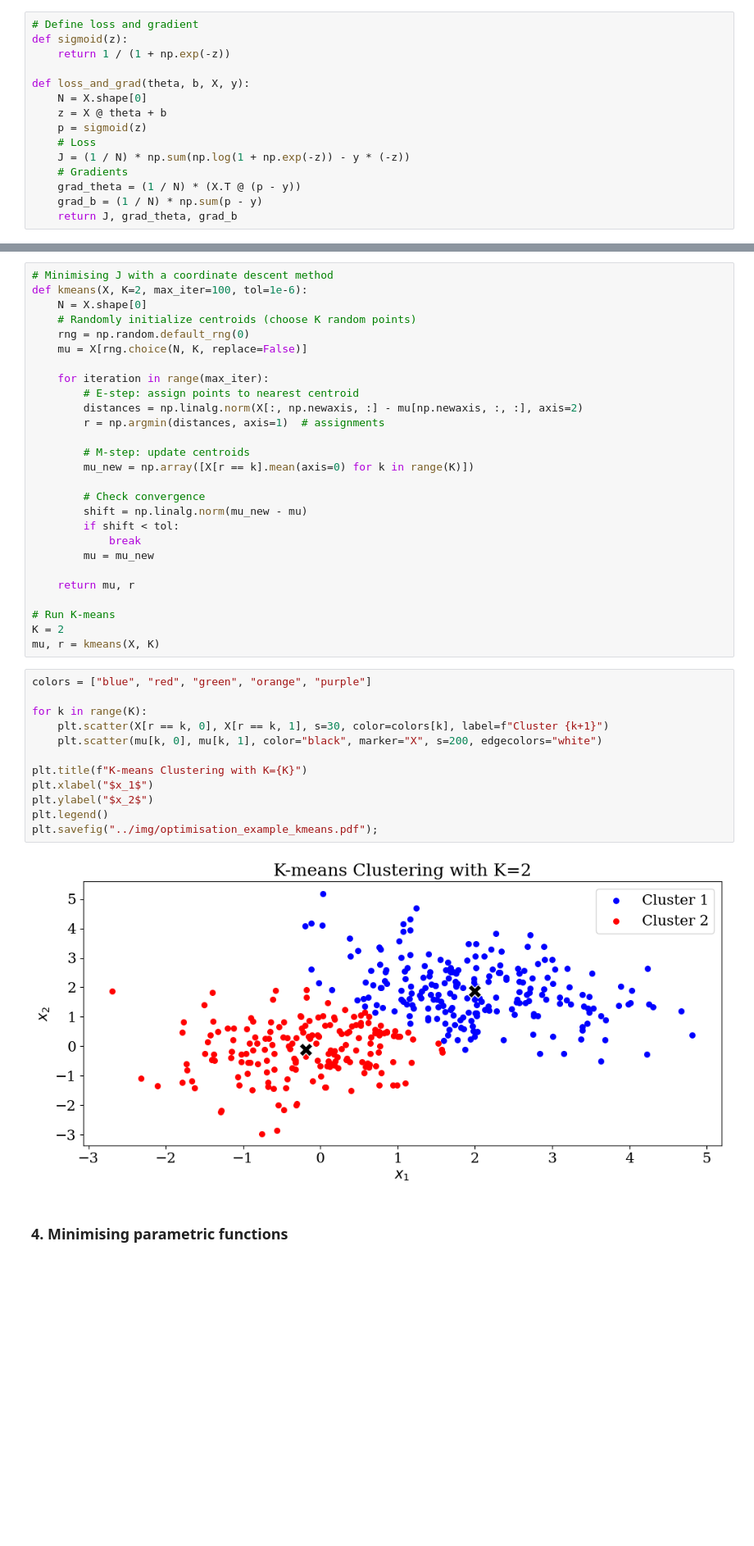
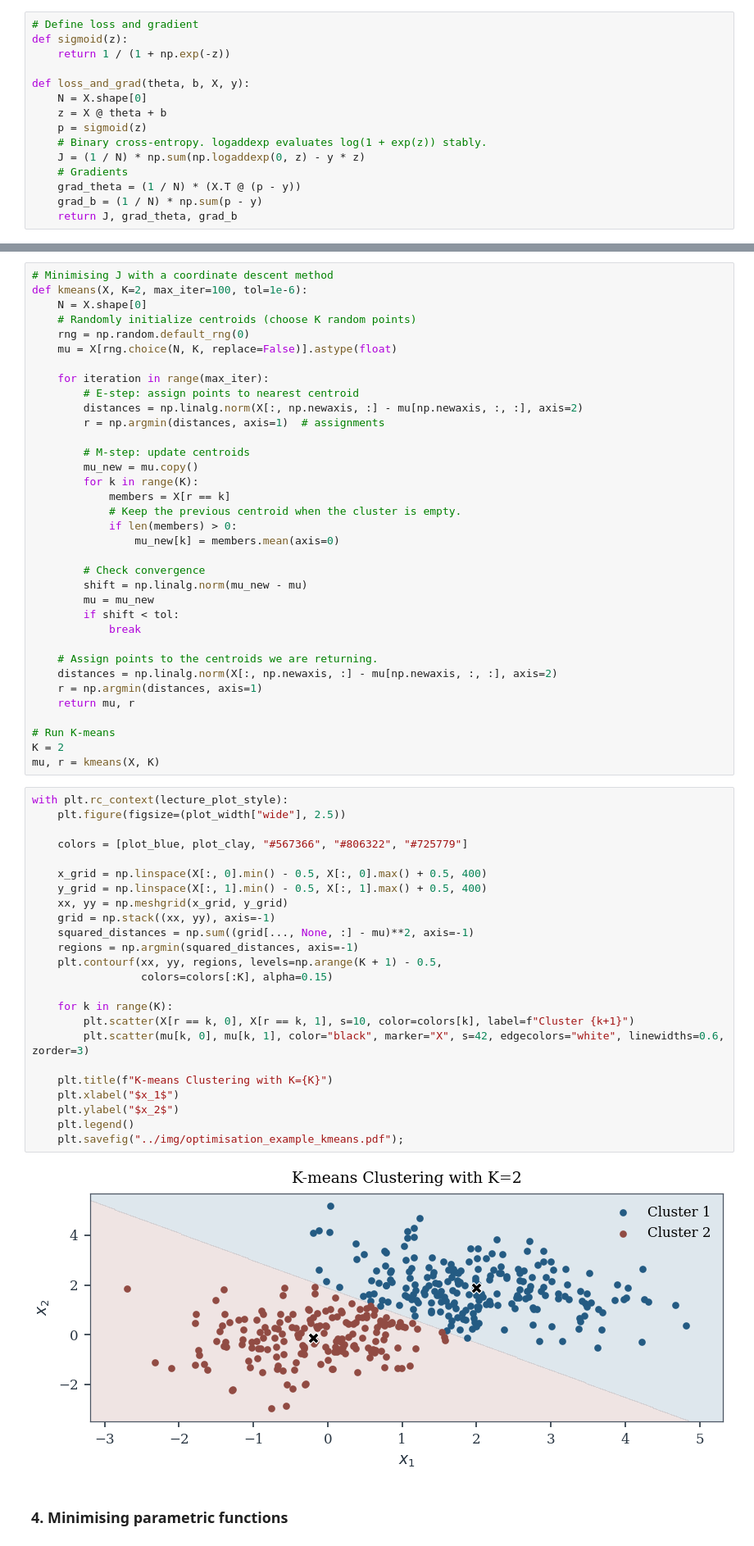
Before and after one commit to felipe-tobar/Maths-for-ML, a Jupyter notebook: tutorials/optimisation.ipynb, the cells around one changed output, grey strips where cells are left out. Shown at 82% size. Cells and saved outputs as stored; diff of their text form; blank space fills up the shorter version.

```diff
--- a/tutorials/optimisation.ipynb
+++ b/tutorials/optimisation.ipynb
@@ -111,8 +129,8 @@ def loss_and_grad(theta, b, X, y):
     N = X.shape[0]
     z = X @ theta + b
     p = sigmoid(z)
-    # Loss
-    J = (1 / N) * np.sum(np.log(1 + np.exp(-z)) - y * (-z))
+    # Binary cross-entropy. logaddexp evaluates log(1 + exp(z)) stably.
+    J = (1 / N) * np.sum(np.logaddexp(0, z) - y * z)
     # Gradients
     grad_theta = (1 / N) * (X.T @ (p - y))
     grad_b = (1 / N) * np.sum(p - y)
@@ -178,7 +209,7 @@ def kmeans(X, K=2, max_iter=100, tol=1e-6):
     N = X.shape[0]
     # Randomly initialize centroids (choose K random points)
     rng = np.random.default_rng(0)
-    mu = X[rng.choice(N, K, replace=False)]
+    mu = X[rng.choice(N, K, replace=False)].astype(float)
 
     for iteration in range(max_iter):
         # E-step: assign points to nearest centroid
@@ -186,33 +217,53 @@ def kmeans(X, K=2, max_iter=100, tol=1e-6):
         r = np.argmin(distances, axis=1)  # assignments
 
         # M-step: update centroids
-        mu_new = np.array([X[r == k].mean(axis=0) for k in range(K)])
+        mu_new = mu.copy()
+        for k in range(K):
+            members = X[r == k]
+            # Keep the previous centroid when the cluster is empty.
+            if len(members) > 0:
+                mu_new[k] = members.mean(axis=0)
 
         # Check convergence
         shift = np.linalg.norm(mu_new - mu)
+        mu = mu_new
         if shift < tol:
             break
-        mu = mu_new
 
+    # Assign points to the centroids we are returning.
+    distances = np.linalg.norm(X[:, np.newaxis, :] - mu[np.newaxis, :, :], axis=2)
+    r = np.argmin(distances, axis=1)
     return mu, r
 
 # Run K-means
 K = 2
 mu, r = kmeans(X, K)
 # %%
-colors = ["blue", "red", "green", "orange", "purple"]
+with plt.rc_context(lecture_plot_style):
+    plt.figure(figsize=(plot_width["wide"], 2.5))
 
-for k in range(K):
-    plt.scatter(X[r == k, 0], X[r == k, 1], s=30, color=colors[k], label=f"Cluster {k+1}")
-    plt.scatter(mu[k, 0], mu[k, 1], color="black", marker="X", s=200, edgecolors="white")
+    colors = [plot_blue, plot_clay, "#567366", "#806322", "#725779"]
 
-plt.title(f"K-means Clustering with K={K}")
-plt.xlabel("$x_1$")
-plt.ylabel("$x_2$")
-plt.legend()
-plt.savefig("../img/optimisation_example_kmeans.pdf");
+    x_grid = np.linspace(X[:, 0].min() - 0.5, X[:, 0].max() + 0.5, 400)
+    y_grid = np.linspace(X[:, 1].min() - 0.5, X[:, 1].max() + 0.5, 400)
+    xx, yy = np.meshgrid(x_grid, y_grid)
+    grid = np.stack((xx, yy), axis=-1)
+    squared_distances = np.sum((grid[..., None, :] - mu)**2, axis=-1)
+    regions = np.argmin(squared_distances, axis=-1)
+    plt.contourf(xx, yy, regions, levels=np.arange(K + 1) - 0.5,
+                 colors=colors[:K], alpha=0.15)
+
+    for k in range(K):
+        plt.scatter(X[r == k, 0], X[r == k, 1], s=10, color=colors[k], label=f"Cluster {k+1}")
+        plt.scatter(mu[k, 0], mu[k, 1], color="black", marker="X", s=42, edgecolors="white", linewidths=0.6, zorder=3)
+
+    plt.title(f"K-means Clustering with K={K}")
+    plt.xlabel("$x_1$")
+    plt.ylabel("$x_2$")
+    plt.legend()
+    plt.savefig("../img/optimisation_example_kmeans.pdf");
 # %% [output]
-[figure, old version]
+[figure, new version]
 # %% [markdown]
 ### 4. Minimising parametric functions
 # %% [markdown]
```
Also changed, not shown: parts of 27 cells of this notebook, 35 other files.
